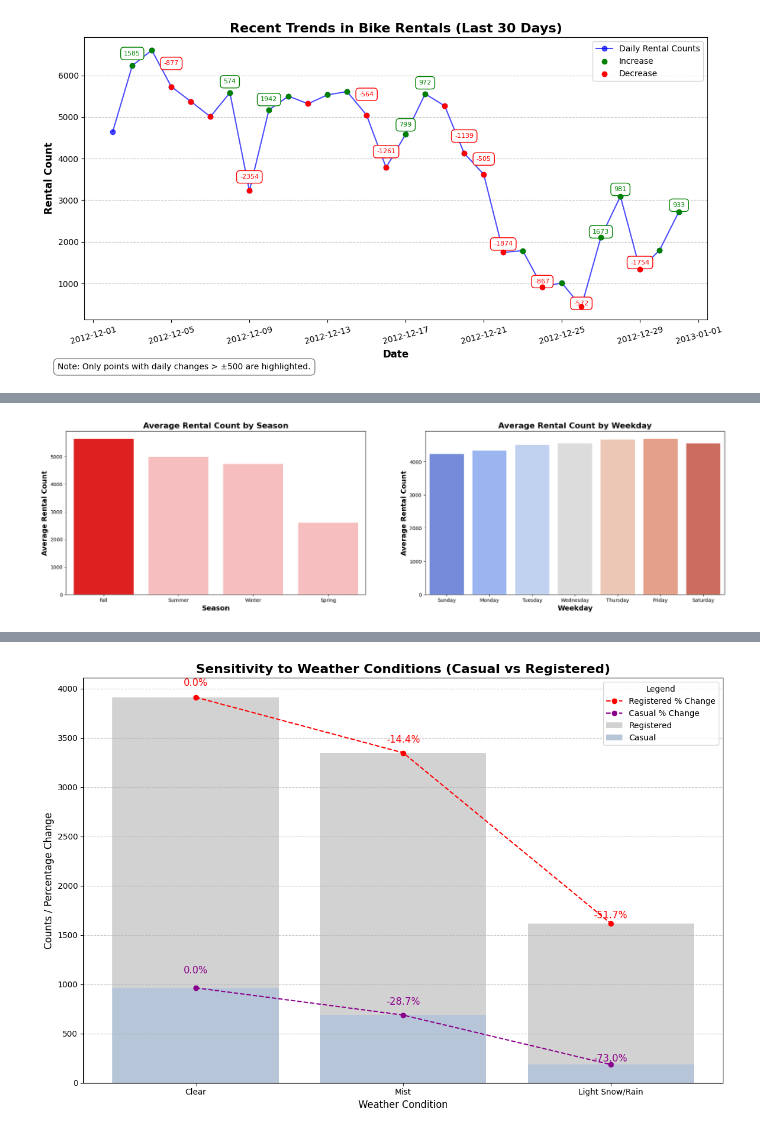
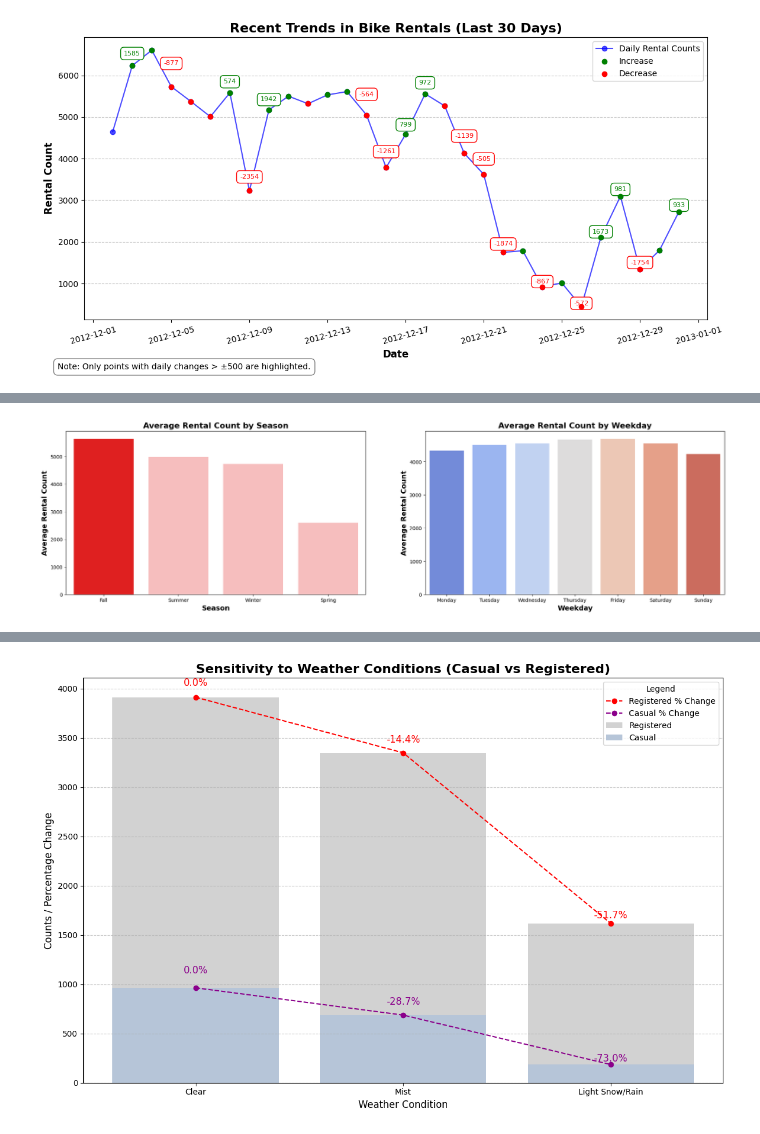
Before and after one commit to rakaarfi/bike-rental-dashboard, a Jupyter notebook: notebook.ipynb, the cells around one changed output, grey strips where cells are left out. Cells and saved outputs as stored; diff of their text form; code cells hidden in the pictures.

```diff
--- a/notebook.ipynb
+++ b/notebook.ipynb
@@ -517,34 +538,50 @@ plt.show()
 # -------------------------------
 # 2. Frequency (F)
 # -------------------------------
 # Add a 'season' label for better visualization
 season_map = {1: 'Spring', 2: 'Summer', 3: 'Fall', 4: 'Winter'}
 day_df['season_label'] = day_df['season'].map(season_map)
 
+# Aggregate data to calculate average rentals by season
+seasonal_frequency = (day_df
+                     .groupby('season_label')['cnt']
+                     .mean()
+                     .reset_index()
+                     .sort_values('cnt', ascending=False))
+
 # Add a 'day' label for better visualization
 day_map = {1: 'Monday', 2: 'Tuesday', 3: 'Wednesday', 4: 'Thursday', 5: 'Friday', 6: 'Saturday', 0: 'Sunday'}
 day_df['day_label'] = day_df['weekday'].map(day_map)
 
-# Aggregate data to calculate average rentals by season and weekday
-seasonal_frequency = day_df.groupby('season_label')['cnt'].mean().reset_index().sort_values('cnt', ascending=False)
-weekday_frequency = day_df.groupby(['day_label', 'weekday'])['cnt'].mean().reset_index().sort_values('weekday')
+# Define the custom order of days of the week
+day_order = ['Monday', 'Tuesday', 'Wednesday', 'Thursday', 'Friday', 'Saturday', 'Sunday']
+
+# Convert 'day_label' column to a categorical type with specified order
+day_df['day_label'] = pd.Categorical(day_df['day_label'], categories=day_order, ordered=True)
+
+# Aggregate data to calculate average rentals by weekday
+weekday_frequency = (day_df
+                    .groupby('day_label')['cnt']
+                    .mean()
+                    .reset_index()
+                    .sort_values('day_label'))
 
 fig, ax = plt.subplots(nrows=1, ncols=2, figsize=(24, 6))
 
 # Plot Frequency - Season
 colors = ["#ff0000", "#ffb5b5", "#ffb5b5", "#ffb5b5"]
 
 sns.barplot(x='season_label', y='cnt', data=seasonal_frequency, palette=colors, hue='season_label', ax=ax[0])
 ax[0].set_title('Average Rental Count by Season', fontsize=16, fontweight='bold')
 ax[0].set_xlabel('Season', fontsize=14, fontweight='bold')
 ax[0].set_ylabel('Average Rental Count', fontsize=14, fontweight='bold')
 
 # Plot Frequency - Weekday
 sns.barplot(x='day_label', y='cnt', data=weekday_frequency, palette='coolwarm', hue='day_label', ax=ax[1])
 ax[1].set_title('Average Rental Count by Weekday', fontsize=16, fontweight='bold')
 ax[1].set_xlabel('Weekday', fontsize=14, fontweight='bold')
 ax[1].set_ylabel('Average Rental Count', fontsize=14, fontweight='bold')
 
 plt.show()
 # %% [output]
-[figure, old version]
+[figure, new version]
```
Also changed, not shown: parts of 27 cells of this notebook.
